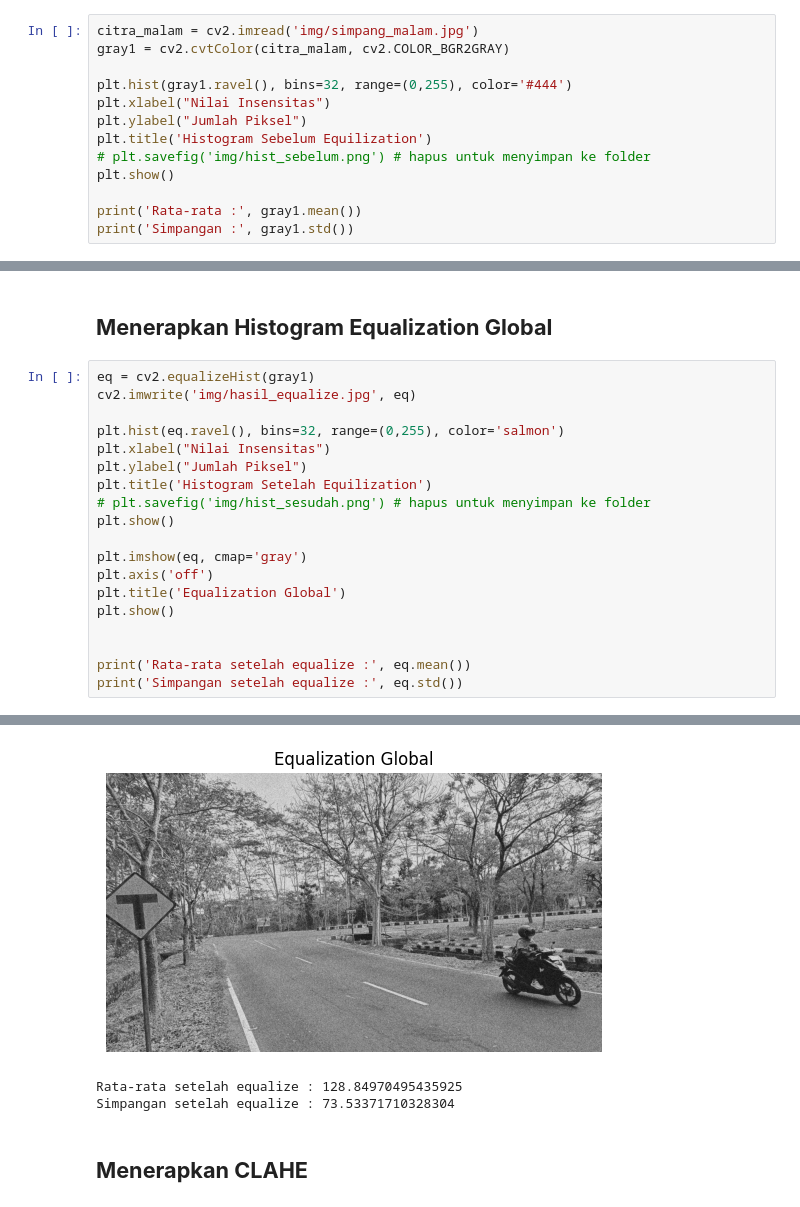
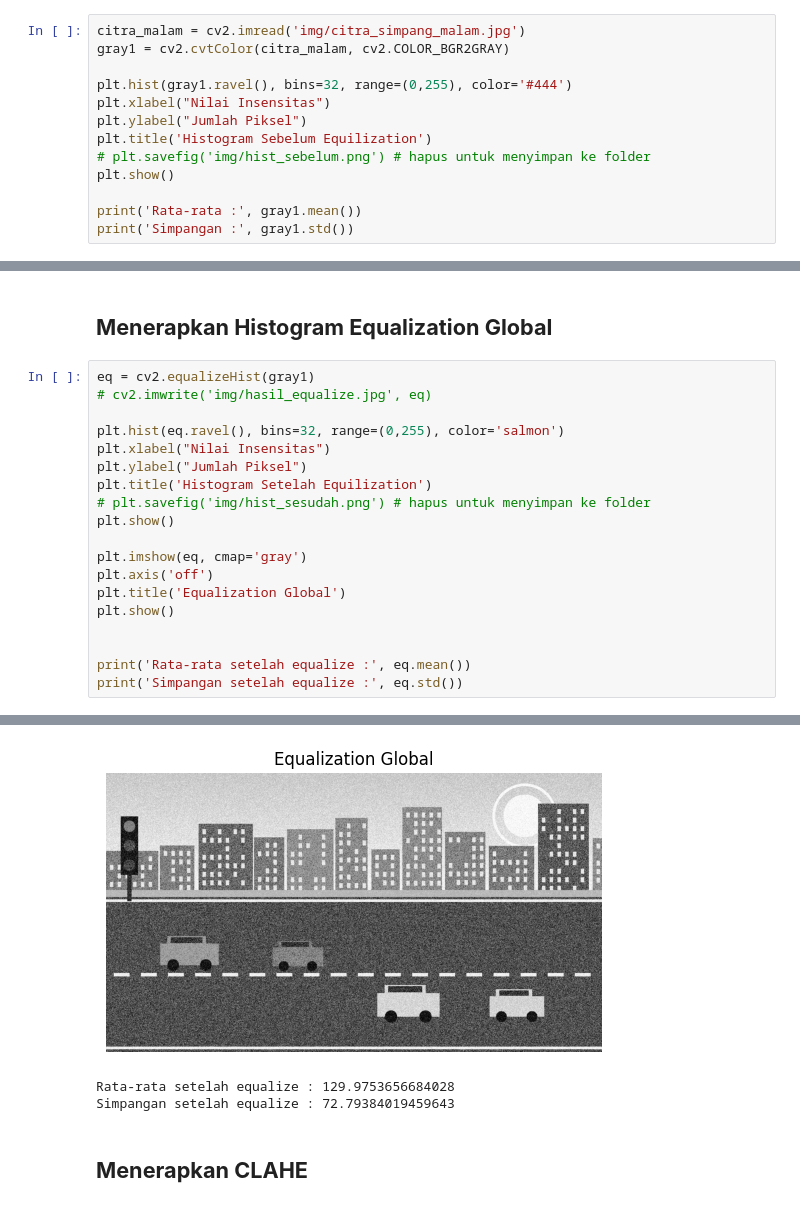
Before and after one commit to TurnNull/cv-kota_cerdas, a Jupyter notebook: main.ipynb, the cells around one changed output, grey strips where cells are left out. Cells and saved outputs as stored; diff of their text form.

```diff
--- a/main.ipynb
+++ b/main.ipynb
@@ -92,7 +94,7 @@ img_otsu_sp = tambah_derau_garam_merica(otsu)
 # %% [markdown]
 ## **Memuat Citra dan Menghitung Histogram**
 # %%
-citra_malam = cv2.imread('img/simpang_malam.jpg')
+citra_malam = cv2.imread('img/citra_simpang_malam.jpg')
 gray1 = cv2.cvtColor(citra_malam, cv2.COLOR_BGR2GRAY)
 
 plt.hist(gray1.ravel(), bins=32, range=(0,255), color='#444')
@@ -112,7 +114,7 @@ Simpangan : 23.98638874477487
 ## **Menerapkan Histogram Equalization Global**
 # %%
 eq = cv2.equalizeHist(gray1)
-cv2.imwrite('img/hasil_equalize.jpg', eq)
+# cv2.imwrite('img/hasil_equalize.jpg', eq)
 
 plt.hist(eq.ravel(), bins=32, range=(0,255), color='salmon')
 plt.xlabel("Nilai Insensitas")
@@ -134,6 +136,6 @@ print('Simpangan setelah equalize :', eq.std())
-[figure, old version]
+[figure, new version]
-Rata-rata setelah equalize : 128.84970495435925
-Simpangan setelah equalize : 73.53371710328304
+Rata-rata setelah equalize : 129.9753656684028
+Simpangan setelah equalize : 72.79384019459643
 # %% [markdown]
 ## **Menerapkan CLAHE**
 # %%
```
Also changed, not shown: parts of 6 cells of this notebook, 2 other files.
